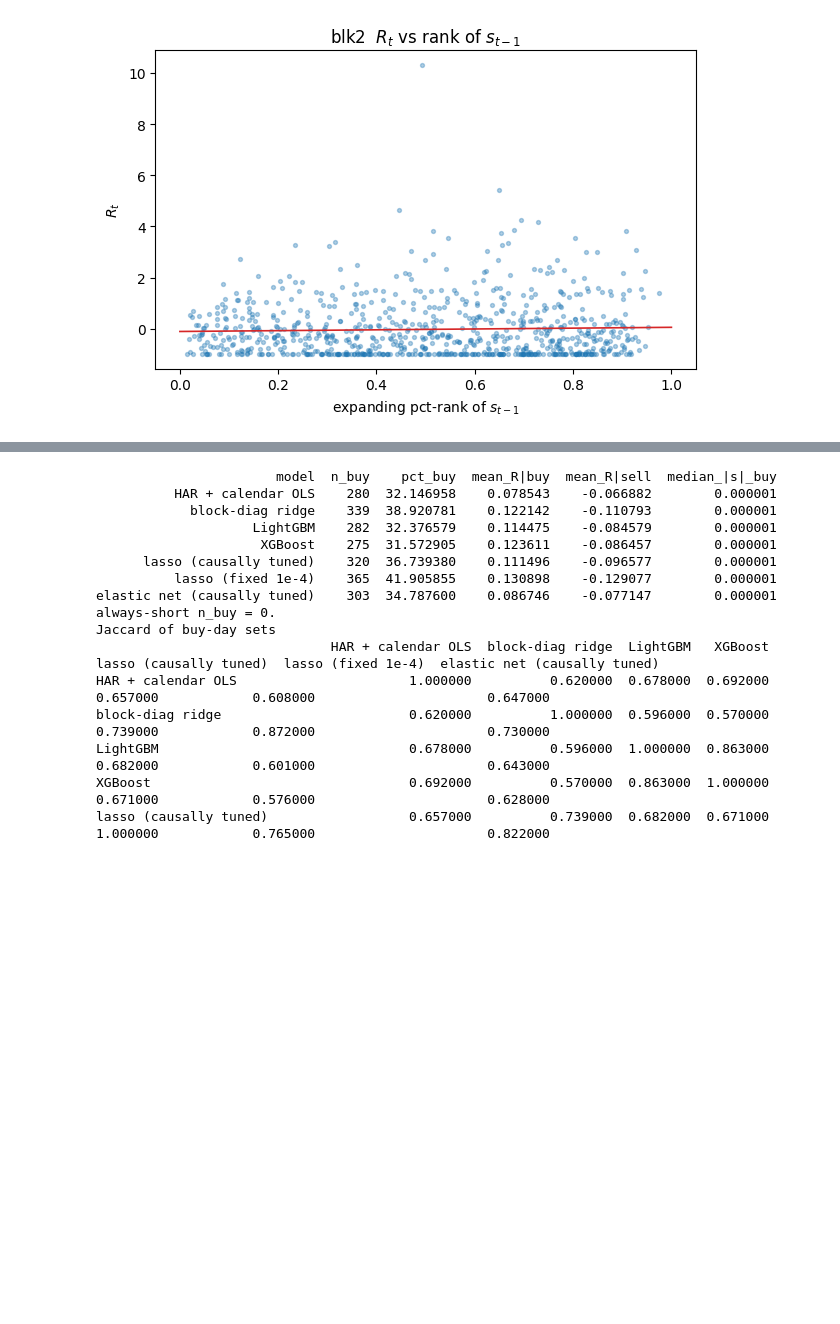
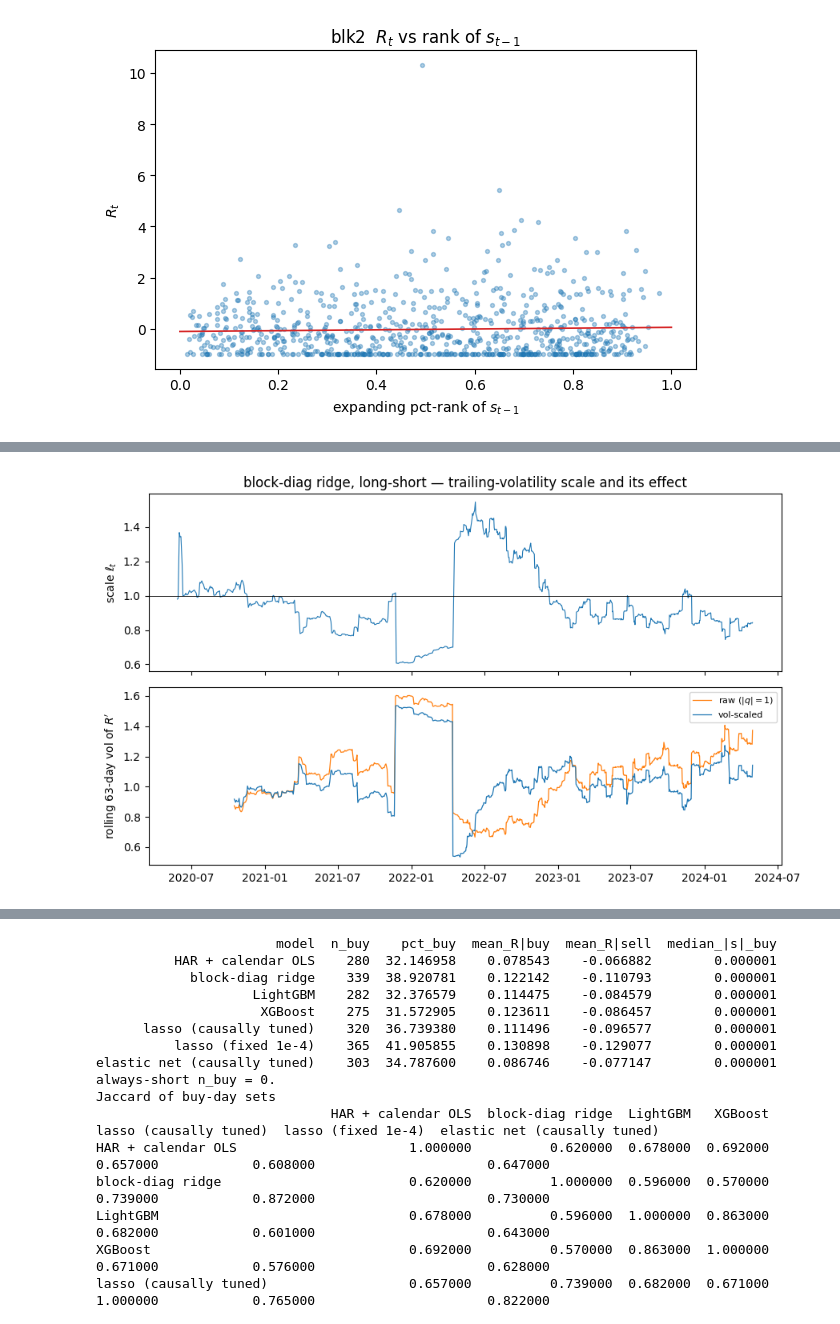
Before and after one commit to jamesdchen/harxhar-clean, a Jupyter notebook: notebooks/atm_straddle_rv_iv.ipynb, the cells around one changed output, grey strips where cells are left out. Drawn from its saved outputs; the diff is of its cells as text; code cells hidden in the pictures; blank space fills up the shorter version.

```diff
--- a/notebooks/atm_straddle_rv_iv.ipynb
+++ b/notebooks/atm_straddle_rv_iv.ipynb
@@ -1109,0 +1142,97 @@ elastic net (causally tuned)  0.299686  3.541957  0.000397 808
+# %%
+VT_WIN, VT_CAP = 63, 3.0  # standing quarter window, standing leverage cap
+
+
+def vol_target(rp: pd.Series) -> pd.DataFrame:
+    rp = rp.astype(float)
+    sig = rp.rolling(VT_WIN, min_periods=VT_WIN).std(ddof=1).shift(1)
+    target = sig.expanding(min_periods=1).median().shift(1)
+    ell = (target / sig).clip(0.0, VT_CAP)
+    return pd.DataFrame({"raw": rp, "ell": ell, "scaled": ell * rp})
+
+
+def risk_row(r: pd.Series) -> pd.Series:
+    rv = r.rolling(VT_WIN, min_periods=VT_WIN).std(ddof=1).dropna()
+    cum = r.cumsum()
+    mu, sd = float(r.mean()), float(r.std(ddof=1))
+    return pd.Series({
+        "n": len(r),
+        "vol_CV": float(rv.std(ddof=1) / rv.mean()),
+        "vol_max": float(rv.max()),
+        "vol_min": float(rv.min()),
+        "maxDD": float((cum - cum.cummax()).min()),
+        "worst_day": float(r.min()),
+        "skew": float(r.skew()),
+        "ex_kurt": float(r.kurt()),
+        "mean": mu,
+        "std": sd,
+        "Sharpe_ann": mu / sd * np.sqrt(252.0),
+    })
+
+
+vt_rows, vt_lev, vt_year = [], [], []
+for tag in MODEL_ORDER:
+    px = books[tag]
+    for name, q in rule_sizes(px).items():
+        f = vol_target((q * px["R"]).loc[common]).dropna(subset=["ell"])
+        for kind in ("raw", "scaled"):
+            vt_rows.append(risk_row(f[kind]).rename((name, tag, kind)))
+        vt_lev.append(pd.Series({
+            "mean_ell": float(f["ell"].mean()),
+            "median_ell": float(f["ell"].median()),
+            "min_ell": float(f["ell"].min()),
+            "max_ell": float(f["ell"].max()),
+            "pct_at_cap": 100.0 * float((f["ell"] >= VT_CAP - 1e-12).mean()),
+        }, name=(name, tag)))
+        for yr, g in f.groupby(f.index.year):
+            vt_year.append({"rule": name, "model": tag, "year": yr,
+                            "vol_raw": float(g["raw"].std(ddof=1)),
+                            "vol_scaled": float(g["scaled"].std(ddof=1))})
+
+vt_tab = pd.DataFrame(vt_rows)
+vt_tab.index = pd.MultiIndex.from_tuples(vt_tab.index, names=["rule", "model", "book"])
+vt_lev = pd.DataFrame(vt_lev)
+vt_lev.index = pd.MultiIndex.from_tuples(vt_lev.index, names=["rule", "model"])
+vt_year = pd.DataFrame(vt_year).set_index(["rule", "model", "year"]).sort_index()
+
+# always short takes no forecast: assert model-invariance, print one row pair
+base = vt_tab.loc["always short"].loc["blk2"]
+for tag in MODEL_ORDER:
+    assert np.allclose(vt_tab.loc["always short"].loc[tag], base)
+print("always short (all models identical)")
+print(pd.DataFrame({"raw": base.loc["raw"], "scaled": base.loc["scaled"]}).T.to_string())
+print("---")
+print("long-short volatility")
+ls = vt_tab.loc["long-short volatility"]
+print(pd.concat({LABEL[t]: ls.loc[t] for t in MODEL_ORDER}, axis=0).to_string())
+print("---")
+print("scale-factor diagnostics (raw |q| is 1 every day by construction)")
+print(vt_lev.rename(index=LABEL, level="model").to_string())
+print("---")
+print("per-year book volatility, block-diag ridge long-short")
+print(vt_year.loc[("long-short volatility", "blk2")].to_string())
+
+vt_tab.to_csv(OUT / "voltarget_scoreboard.csv")
+vt_lev.to_csv(OUT / "voltarget_leverage.csv")
+vt_year.to_csv(OUT / "voltarget_per_year.csv")
+print("saved voltarget_{scoreboard,leverage,per_year}.csv in", OUT)
+
+f = vol_target(
+    (rule_sizes(books["blk2"])["long-short volatility"] * books["blk2"]["R"]).loc[common]
+).dropna(subset=["ell"])
+fig, axes = plt.subplots(2, 1, figsize=(9, 5.4), sharex=True)
+axes[0].plot(f.index, f["ell"], lw=0.8, color="C0")
+axes[0].axhline(1.0, color="k", lw=0.6)
+axes[0].set_ylabel(r"scale $\ell_t$")
+axes[0].set_title("block-diag ridge, long-short — trailing-volatility scale and its effect")
+for kind, c, lab in (("raw", "C1", "raw ($|q|=1$)"), ("scaled", "C0", "vol-scaled")):
+    rv = f[kind].rolling(VT_WIN, min_periods=VT_WIN).std(ddof=1)
+    axes[1].plot(rv.index, rv, lw=0.9, color=c, label=lab)
+axes[1].set_ylabel("rolling 63-day vol of $R'$")
+axes[1].legend(fontsize=8)
+fig.tight_layout()
+fig.savefig(OUT / "voltarget_blk2.png", dpi=120, bbox_inches="tight")
+print("saved", OUT / "voltarget_blk2.png")
+display(fig)
+plt.close(fig)
+# %% [output]
@@ -1110 +1256,2 @@ elastic net (causally tuned)  0.299686  3.541957  0.000397 808
+[figure, added]
 # %% [markdown]
```
Also changed, not shown: parts of 8 cells of this notebook, 37 other files.
